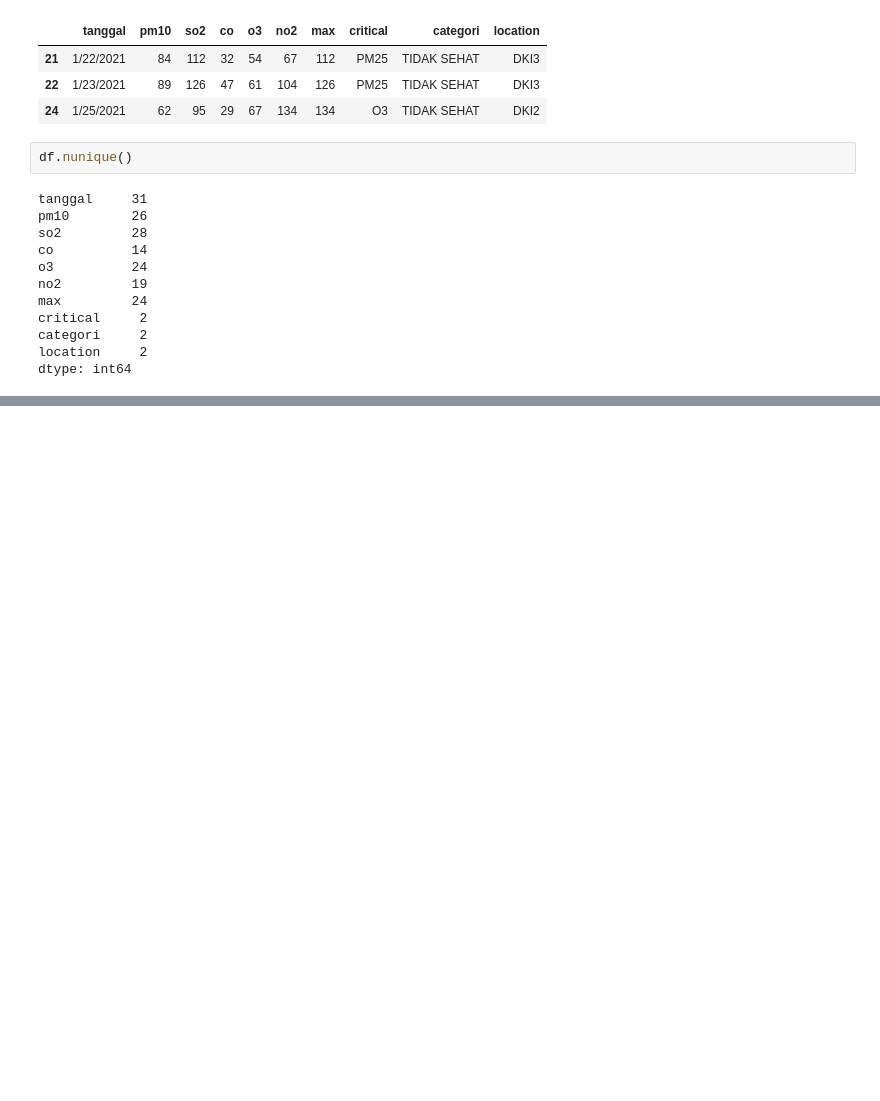
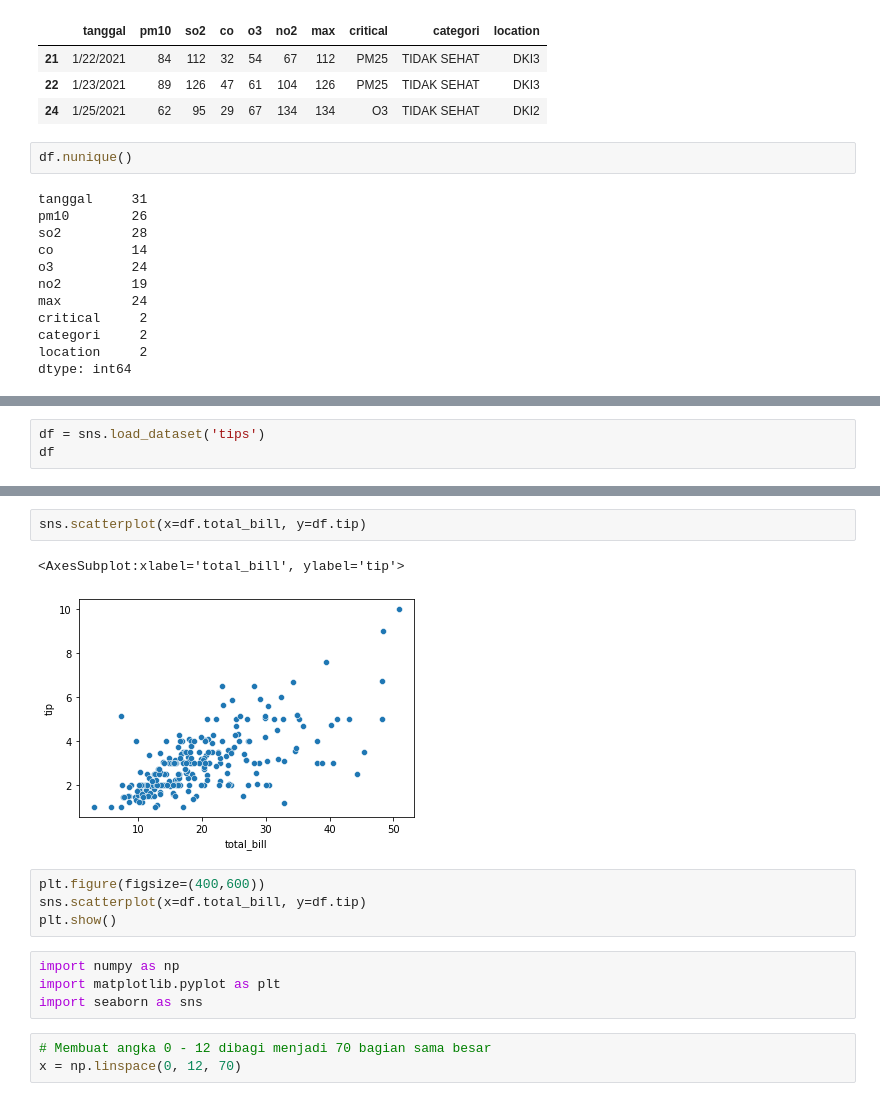
Before and after one commit to rasyidev/devalopa-class, a Jupyter notebook: Minggu-4/Untitled.ipynb, the cells around one changed output, grey strips where cells are left out. Drawn from its saved outputs; the diff is of its cells as text; blank space fills up the shorter version.

```diff
--- a/Minggu-4/Untitled.ipynb
+++ b/Minggu-4/Untitled.ipynb
@@ -87,0 +91,3 @@ dtype: int64
+# %%
+df = sns.load_dataset('tips')
+df
@@ -87,0 +108,16 @@ dtype: int64
+# %%
+sns.scatterplot(x=df.total_bill, y=df.tip)
+# %% [output]
+<AxesSubplot:xlabel='total_bill', ylabel='tip'>
+[figure, added]
+# %%
+plt.figure(figsize=(400,600))
+sns.scatterplot(x=df.total_bill, y=df.tip)
+plt.show()
+# %%
+import numpy as np
+import matplotlib.pyplot as plt
+import seaborn as sns
+# %%
+# Membuat angka 0 - 12 dibagi menjadi 70 bagian sama besar
+x = np.linspace(0, 12, 70)
```
Also changed, not shown: parts of 9 cells of this notebook, 6 other files.
